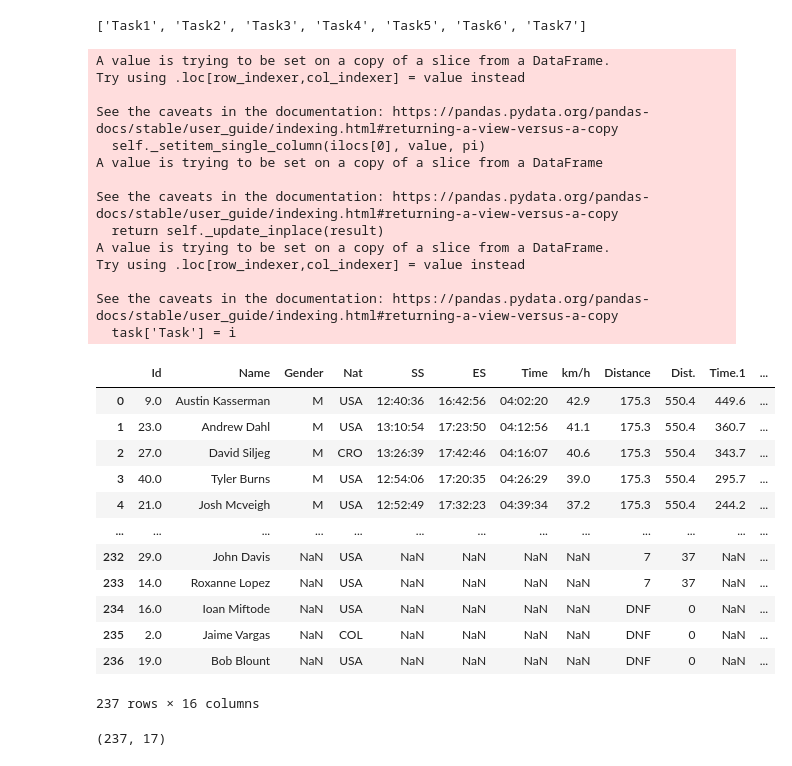
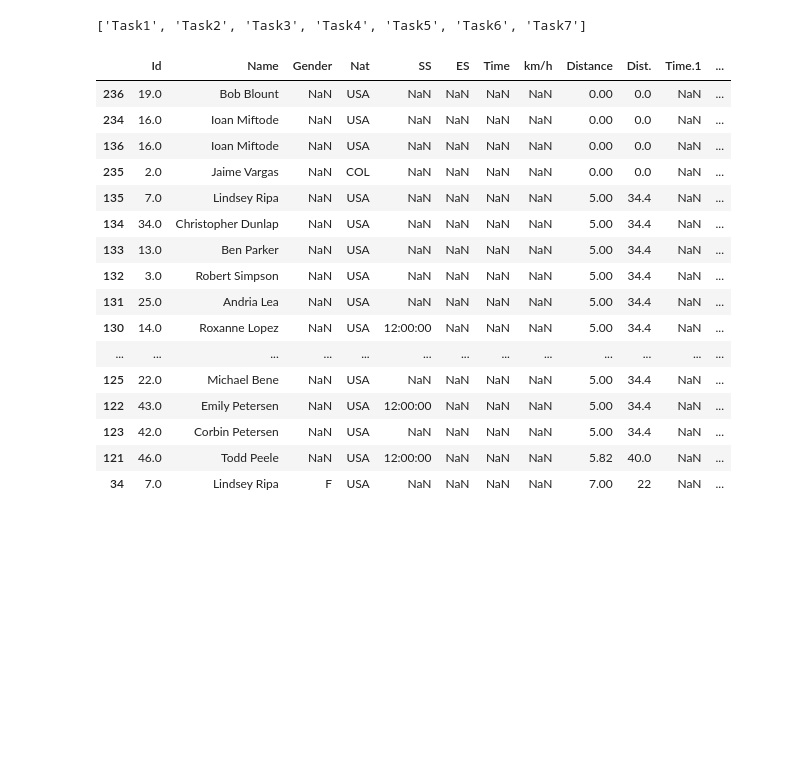
Before and after one commit to gokbuyuk/Lonestar-2022-flights-analysis, a Jupyter notebook: src/lonestar_clean_data.ipynb, the cells around one changed output. Saved outputs shown, nothing was run; the diff lists cells and outputs as text; code cells hidden in the pictures; blank space fills up the shorter version.

```diff
--- a/src/lonestar_clean_data.ipynb
+++ b/src/lonestar_clean_data.ipynb
@@ -43,8 +44,9 @@ def clean_pilot_name(df, name='Pilot', file_name='IGC File name'):
 # %%
 ## import data
 ls_tracks_raw = pd.read_excel('../data/raw/Lonestar2022.xlsx', header=0)
-ls_tasks_raw = pd.read_excel('../data/raw/Lonestar2022_results.xlsx', sheet_name=None)
+ls_results_raw = pd.read_excel('../data/raw/Lonestar2022_results.xlsx', sheet_name=None)
 print('ls_track shape: ', ls_tracks_raw.shape)
-print('ls_tasks sheets: ', ls_tasks_raw.keys())
+#ls_results_raw is a dictionary of data frames corresponding to excel sheets for the tasks
+print('ls_results sheets: ', ls_results_raw.keys())
 # %% [output]
 ls_track shape:  (216, 26)
@@ -126,56 +142,44 @@ tasks_list
 ['Task1', 'Task2', 'Task3', 'Task4', 'Task5', 'Task6', 'Task7']
 # %%
 # Combine all the tasks in one table
-overall = ls_tasks_raw['Overall']
+overall = ls_results_raw['Overall']
+# capitalize names
 overall.loc[:, 'Name'] = overall['Name'].str.title()
-tasks_list = [task for task in ls_tasks_raw.keys() if 'task' in task.lower()]
+# get list of all tasks
+tasks_list = [task for task in ls_results_raw.keys() if 'task' in task.lower()]
 
 for i in range(1,len(tasks_list)+1):
     global_var_name = 'task{}'.format(i)
-    task = ls_tasks_raw['Task{}'.format(i)]
-    task =  task.loc[task['Name'].isna()==False, :]
+    task = ls_results_raw['Task{}'.format(i)]
+    task =  task.loc[task['Name'].isna()==False, :].copy(deep=False)
     task.loc[:, 'Name'] = task['Name'].str.title()
     task['Name'].replace('Davidsiljeg', 'David Siljeg', inplace=True)
     task['Task'] = i
+    task.replace('DNF', np.nan, inplace=True)
+    # print('NaNs in Distance', task['Distance'].isna().sum())
+
+    task['Distance'].fillna(0,inplace=True)
+    task['Timed Distance']=task['Distance'].apply(lambda x: max(x-5, 0))
+
     globals()[global_var_name] = task
 
-tasks = pd.concat([globals()['task{}'.format(i)] for i in range(1,8)], ignore_index=True)
-tasks
+tasks = pd.concat([globals()['task{}'.format(i)] for i in range(1,len(tasks_list)+1)], ignore_index=True)
+tasks.sort_values('Distance').head(20)
 # %% [output]
-A value is trying to be set on a copy of a slice from a DataFrame.
-Try using .loc[row_indexer,col_indexer] = value instead
-
-See the caveats in the documentation: https://pandas.pydata.org/pandas-docs/stable/user_guide/indexing.html#returning-a-view-versus-a-copy
-  self._setitem_single_column(ilocs[0], value, pi)
-A value is trying to be set on a copy of a slice from a DataFrame
-
-See the caveats in the documentation: https://pandas.pydata.org/pandas-docs/stable/user_guide/indexing.html#returning-a-view-versus-a-copy
-  return self._update_inplace(result)
-A value is trying to be set on a copy of a slice from a DataFrame.
-Try using .loc[row_indexer,col_indexer] = value instead
-
-See the caveats in the documentation: https://pandas.pydata.org/pandas-docs/stable/user_guide/indexing.html#returning-a-view-versus-a-copy
-  task['Task'] = i
 |  | Id | Name | Gender | Nat | SS | ES | Time | km/h | Distance | Dist. | Time.1 | ... |
-| 0 | 9.0 | Austin Kasserman | M | USA | 12:40:36 | 16:42:56 | 04:02:20 | 42.9 | 175.3 | 550.4 | 449.6 | ... |
-| 1 | 23.0 | Andrew Dahl | M | USA | 13:10:54 | 17:23:50 | 04:12:56 | 41.1 | 175.3 | 550.4 | 360.7 | ... |
-| 2 | 27.0 | David Siljeg | M | CRO | 13:26:39 | 17:42:46 | 04:16:07 | 40.6 | 175.3 | 550.4 | 343.7 | ... |
-| 3 | 40.0 | Tyler Burns | M | USA | 12:54:06 | 17:20:35 | 04:26:29 | 39.0 | 175.3 | 550.4 | 295.7 | ... |
-| 4 | 21.0 | Josh Mcveigh | M | USA | 12:52:49 | 17:32:23 | 04:39:34 | 37.2 | 175.3 | 550.4 | 244.2 | ... |
+| 236 | 19.0 | Bob Blount | NaN | USA | NaN | NaN | NaN | NaN | 0.00 | 0.0 | NaN | ... |
+| 234 | 16.0 | Ioan Miftode | NaN | USA | NaN | NaN | NaN | NaN | 0.00 | 0.0 | NaN | ... |
+| 136 | 16.0 | Ioan Miftode | NaN | USA | NaN | NaN | NaN | NaN | 0.00 | 0.0 | NaN | ... |
+| 235 | 2.0 | Jaime Vargas | NaN | COL | NaN | NaN | NaN | NaN | 0.00 | 0.0 | NaN | ... |
+| 135 | 7.0 | Lindsey Ripa | NaN | USA | NaN | NaN | NaN | NaN | 5.00 | 34.4 | NaN | ... |
+| 134 | 34.0 | Christopher Dunlap | NaN | USA | NaN | NaN | NaN | NaN | 5.00 | 34.4 | NaN | ... |
+| 133 | 13.0 | Ben Parker | NaN | USA | NaN | NaN | NaN | NaN | 5.00 | 34.4 | NaN | ... |
+| 132 | 3.0 | Robert Simpson | NaN | USA | NaN | NaN | NaN | NaN | 5.00 | 34.4 | NaN | ... |
+| 131 | 25.0 | Andria Lea | NaN | USA | NaN | NaN | NaN | NaN | 5.00 | 34.4 | NaN | ... |
+| 130 | 14.0 | Roxanne Lopez | NaN | USA | 12:00:00 | NaN | NaN | NaN | 5.00 | 34.4 | NaN | ... |
 | ... | ... | ... | ... | ... | ... | ... | ... | ... | ... | ... | ... | ... |
-| 232 | 29.0 | John Davis | NaN | USA | NaN | NaN | NaN | NaN | 7 | 37 | NaN | ... |
-| 233 | 14.0 | Roxanne Lopez | NaN | USA | NaN | NaN | NaN | NaN | 7 | 37 | NaN | ... |
-| 234 | 16.0 | Ioan Miftode | NaN | USA | NaN | NaN | NaN | NaN | DNF | 0 | NaN | ... |
-| 235 | 2.0 | Jaime Vargas | NaN | COL | NaN | NaN | NaN | NaN | DNF | 0 | NaN | ... |
-| 236 | 19.0 | Bob Blount | NaN | USA | NaN | NaN | NaN | NaN | DNF | 0 | NaN | ... |
+| 125 | 22.0 | Michael Bene | NaN | USA | NaN | NaN | NaN | NaN | 5.00 | 34.4 | NaN | ... |
+| 122 | 43.0 | Emily Petersen | NaN | USA | 12:00:00 | NaN | NaN | NaN | 5.00 | 34.4 | NaN | ... |
+| 123 | 42.0 | Corbin Petersen | NaN | USA | NaN | NaN | NaN | NaN | 5.00 | 34.4 | NaN | ... |
+| 121 | 46.0 | Todd Peele | NaN | USA | 12:00:00 | NaN | NaN | NaN | 5.82 | 40.0 | NaN | ... |
+| 34 | 7.0 | Lindsey Ripa | F | USA | NaN | NaN | NaN | NaN | 7.00 | 22 | NaN | ... |
-237 rows × 16 columns
-# %%
-tasks['Distance'] = pd.to_numeric(tasks['Distance'].replace('DNF', 0))
-tasks['GliderClass'] = tasks['Name'].map(dict(zip(overall['Name'], overall['GliderClass'])))
-
-tasks.rename(columns={'Name': 'Pilot'}, inplace=True)
-ls = pd.merge(tasks, ls_tracks, on=['Pilot', 'Task'])
-ls['Made Goal'] = ls['Time'].isna()==False
-tasks.shape
-# %% [output]
-(237, 17)
```
Also changed, not shown: parts of 32 cells of this notebook, 4 other files.
